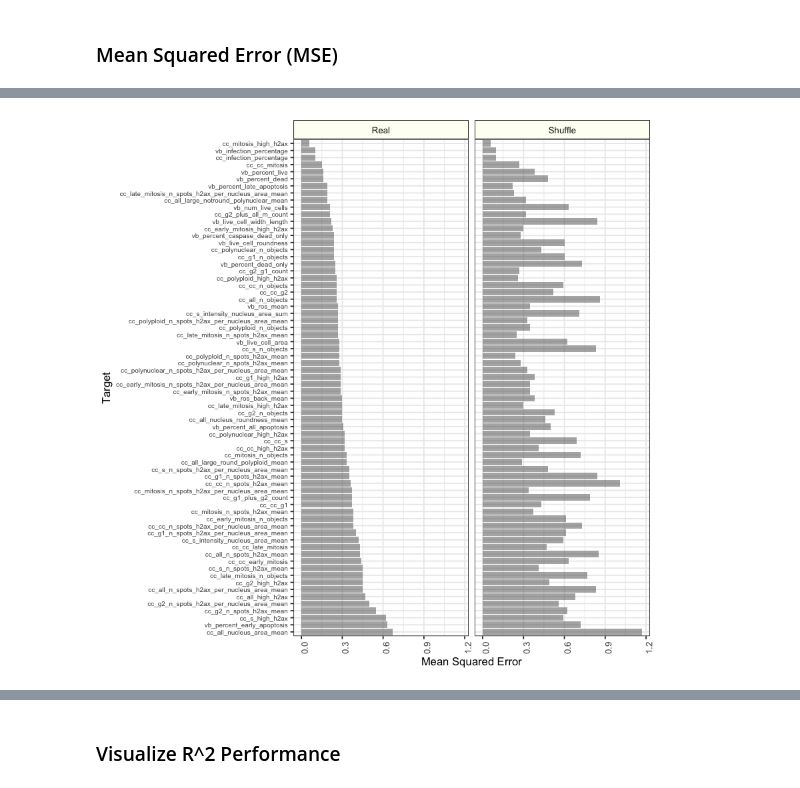
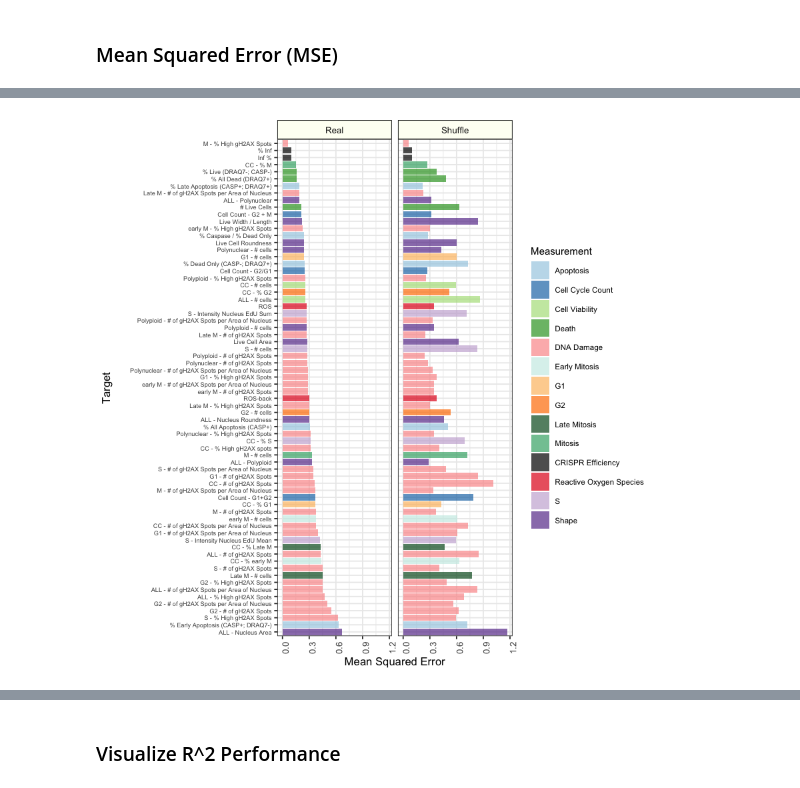
Before and after one commit to broadinstitute/cell-health, a Jupyter notebook: 3.train/4.visualize-regression-performance.ipynb, the cells around one changed output, grey strips where cells are left out. Saved outputs shown, nothing was run; the diff lists cells and outputs as text; code cells hidden in the pictures.

Commit message:
update regression performance figures for assay colors and generate summary figure

```diff
--- a/3.train/4.visualize-regression-performance.ipynb
+++ b/3.train/4.visualize-regression-performance.ipynb
@@ -138,0 +144,6 @@ A tibble: 3 × 7
+# %%
+regression_metrics_df <- all_regression_metrics_df %>%
+    dplyr::filter(cell_line == "all")
+
+print(dim(regression_metrics_df))
+head(regression_metrics_df, 3)
@@ -197,22 +163,26 @@ dye_theme = theme(
 mse_df <- regression_metrics_df %>%
     dplyr::filter(metric == "mse",
                   y_transform == "raw",
-                  data_type == "Test")
+                  data_type == "Test") %>%
+    dplyr::left_join(label_df, by = c("target" = "id"))
 
 # Take absolute value of mean squared error
 # see https://github.com/scikit-learn/scikit-learn/issues/2439
 mse_df$value = abs(mse_df$value)
+
+# Recode metadata measurent to other
+mse_df$measurement <- dplyr::recode(mse_df$measurement, "metadata" = "other")
 
 # Sort mse by minimum MSE in test set
 target_order <- mse_df %>%
     dplyr::filter(data_type == "Test",
                   shuffle == "Real") %>%
     dplyr::arrange(desc(value)) %>%
-    dplyr::select(target)
+    dplyr::select(readable_name)
 
-mse_df$target <- factor(
-    mse_df$target,
-    levels=target_order$target
+mse_df$readable_name <- factor(
+    mse_df$readable_name,
+    levels=target_order$readable_name
 )
 
 print(dim(mse_df))
@@ -229,31 +199,35 @@ A tibble: 4 × 7
 # %%
 ggplot(mse_df,
-       aes(x = target,
+       aes(x = readable_name,
            y = value)) +
-    geom_bar(stat = "identity",
-             alpha = 0.5,
+    geom_bar(aes(fill = measurement),
+             stat = "identity",
+             alpha = 0.7,
              position = position_dodge()) +
     facet_grid(~shuffle, scales="free_y") +
     coord_flip() +
     theme_bw() +
     ylab("Mean Squared Error") +
     xlab("Target") +
+    scale_fill_manual(name = "Measurement",
+                      values = measurement_colors,
+                      labels = measurement_labels) +
     theme(axis.text.x = element_text(size = 8, angle = 90),
-          axis.text.y = element_text(size = 6),
+          axis.text.y = element_text(size = 5.5),
           axis.title = element_text(size = 10),
-          legend.position = "none",
+          legend.position = "right",
           legend.text = element_text(size = 7),
           legend.title = element_text(size = 9),
           strip.text = element_text(size = 8),
           strip.background = element_rect(colour = "black",
                                           fill = "#fdfff4"))
 
 file <- file.path(
     figure_dir,
     paste0("mse_test_summary_", consensus, ".png")
 )
 
-ggsave(file, dpi = 300, width = 6, height = 6)
+ggsave(file, dpi = 500, width = 7, height = 6)
 # %% [output]
-[figure, old version]
+[figure, new version]
 # %%
```
Also changed, not shown: parts of 21 cells of this notebook, 1 other file.
